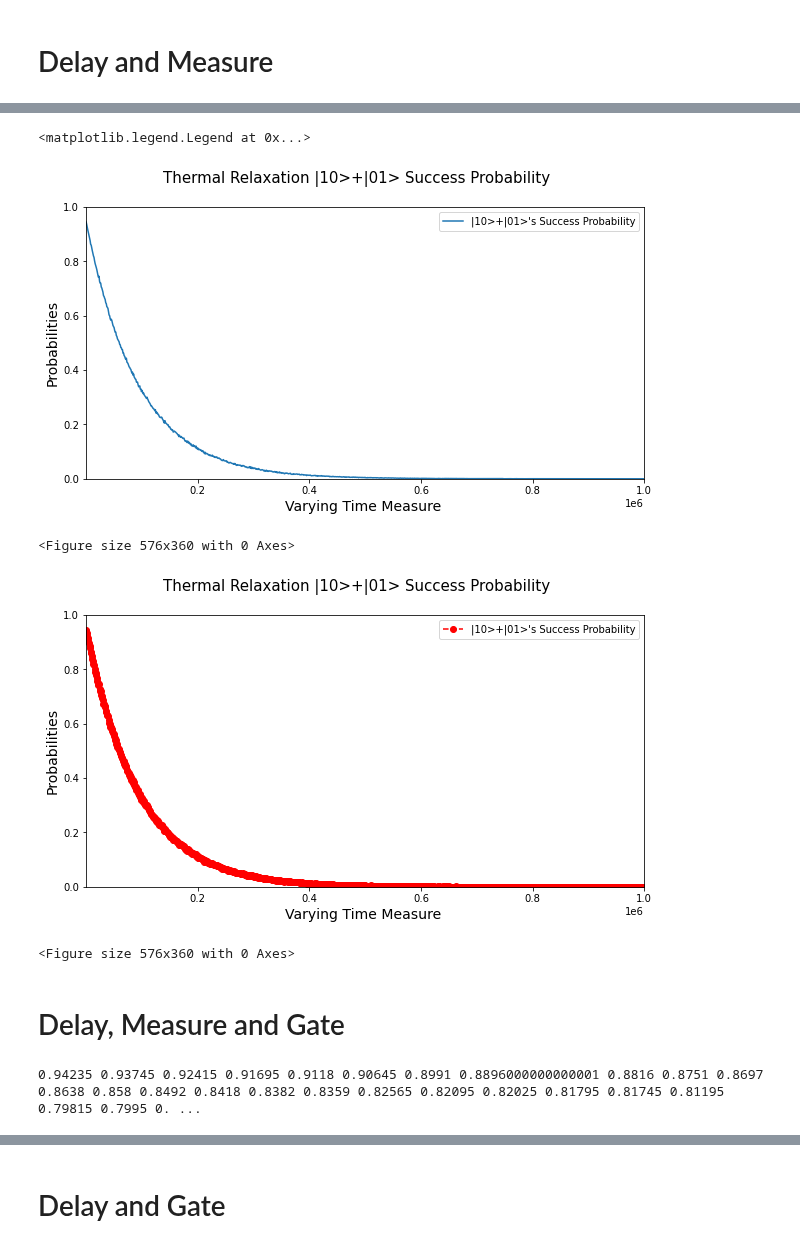
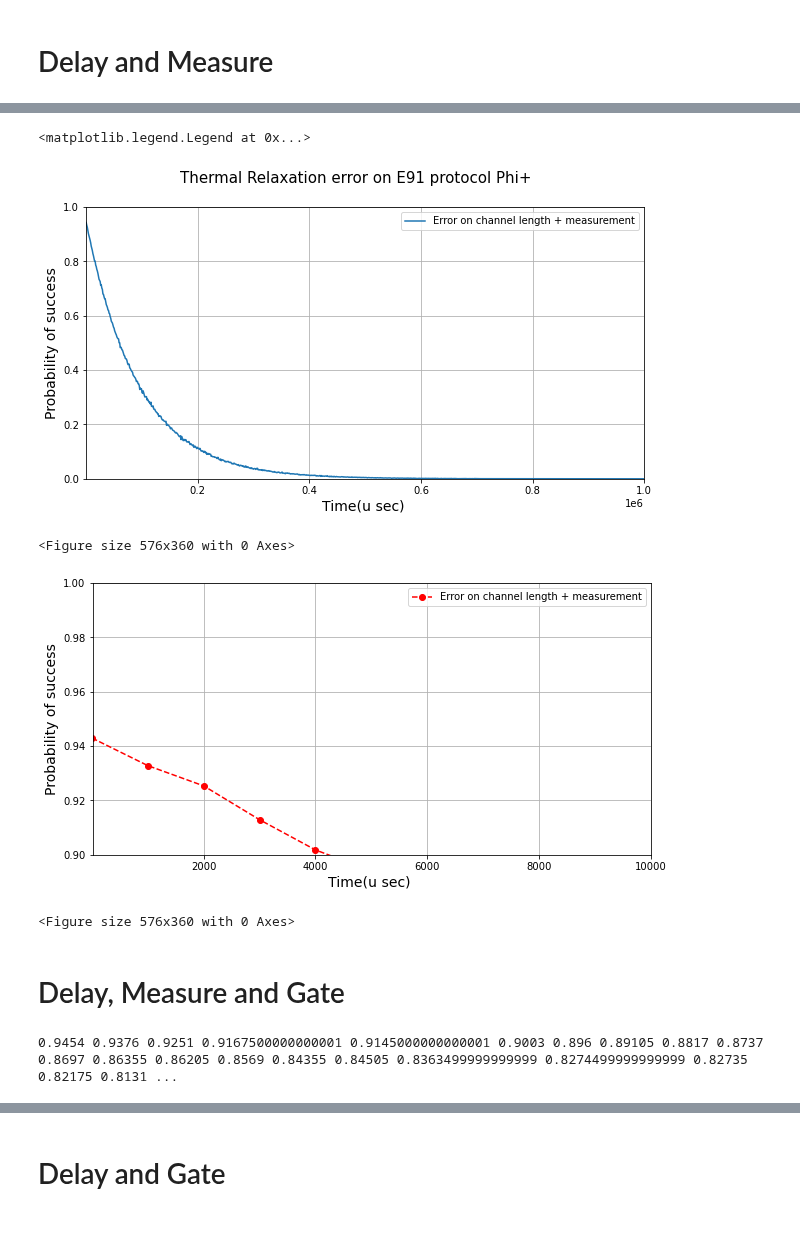
Before and after one commit to bishwajitprasadgond/Amplitude-damping-error-on-Quantum-Key-Distribution-Protocols-Effect-and-A-Probable-Bypass, a Jupyter notebook: E91/E91 (20 Time Average Graph).ipynb, the cells around one changed output, grey strips where cells are left out. Saved outputs shown, nothing was run; the diff lists cells and outputs as text; code cells hidden in the pictures.

```diff
--- a/E91/E91 (20 Time Average Graph).ipynb
+++ b/E91/E91 (20 Time Average Graph).ipynb
@@ -108,7 +108,7 @@ make_noise({"T1":188000, "T2":190000}, 100, 1000, 3000, 5000,
 <NoiseModel on ['measure', 'delay']>
 # %%
 noise_params = {"T1":93400, "T2":116160} # ibmq_lima
-q1_gate_len = 200 # couldn't find
+q1_gate_len = 35 # 3.5555555555555554e-08
 q2_gate_len = 405.33 # ibmq_lima
 measure_len = 5351.11 # ibmq_lima
 # %%
@@ -366,36 +368,40 @@ c2=[0.9447,0.93415,0.9226000000000001,0.91415,0.9049,0.8966000000000001,0.88615,
 # %%
 %config InlineBackend.print_figure_kwargs={'facecolor' : "w"}
 import matplotlib.pyplot as plt
 from matplotlib.ticker import (AutoMinorLocator, MultipleLocator)
 fig, ax = plt.subplots(figsize=(10, 5))
-fig.suptitle('Thermal Relaxation |10>+|01> Success Probability',fontsize=15)
+fig.suptitle('Thermal Relaxation error on E91 protocol Phi+',fontsize=15)
 ax.set_xlim(10, 1000000)
 ax.set_ylim(0,1)
-plt.ylabel('Probabilities',fontsize=14)
-plt.xlabel('Varying Time Measure ',fontsize=14)
+plt.ylabel('Probability of success',fontsize=14)
+plt.xlabel('Time(u sec) ',fontsize=14)
+plt.grid()
+
 fig = plt.figure(figsize=(8,5))
-ax.plot(delay,c2,label = "|10>+|01>'s Success Probability")
+ax.plot(delay,c2,label = "Error on channel length + measurement")
 ax.legend()
 
 #################################################################################
 
 %config InlineBackend.print_figure_kwargs={'facecolor' : "w"}
 import matplotlib.pyplot as plt
 from matplotlib.ticker import (AutoMinorLocator, MultipleLocator)
 fig, ax = plt.subplots(figsize=(10, 5))
-fig.suptitle('Thermal Relaxation |10>+|01> Success Probability',fontsize=15)
-ax.set_xlim(10, 1000000)
-ax.set_ylim(0,1)
-plt.ylabel('Probabilities',fontsize=14)
-plt.xlabel('Varying Time Measure ',fontsize=14)
+#fig.suptitle('Thermal Relaxation error on E91 protocol',fontsize=15)
+ax.set_xlim(10, 10000)
+ax.set_ylim(0.9,1)
+plt.ylabel('Probability of success',fontsize=14)
+plt.xlabel('Time(u sec) ',fontsize=14)
+plt.grid()
 fig = plt.figure(figsize=(8,5))
-ax.plot(delay,c2,'ro--',label = "|10>+|01>'s Success Probability")
+
+ax.plot(delay,c2,'ro--',label = "Error on channel length + measurement")
 ax.legend()
 # %% [output]
 <matplotlib.legend.Legend at 0x...>
-[figure, old version]
+[figure, new version]
 <Figure size 576x360 with 0 Axes>
-[figure, old version]
+[figure, new version]
 <Figure size 576x360 with 0 Axes>
 # %% [markdown]
 # Delay, Measure and Gate
@@ -420,5 +426,5 @@ from statistics import mean
 a= listofSuccess_DMG
 print(*map(mean, zip(*a)))
 # %% [output]
-0.94235 0.93745 0.92415 0.91695 0.9118 0.90645 0.8991 0.8896000000000001 0.8816 0.8751 0.8697 0.8638 0.858 0.8492 0.8418 0.8382 0.8359 0.82565 0.82095 0.82025 0.81795 0.81745 0.81195 0.79815 0.7995 0. ...
+0.9454 0.9376 0.9251 0.9167500000000001 0.9145000000000001 0.9003 0.896 0.89105 0.8817 0.8737 0.8697 0.86355 0.86205 0.8569 0.84355 0.84505 0.8363499999999999 0.8274499999999999 0.82735 0.82175 0.8131 ...
 # %%
```
Also changed, not shown: parts of 27 cells of this notebook.
